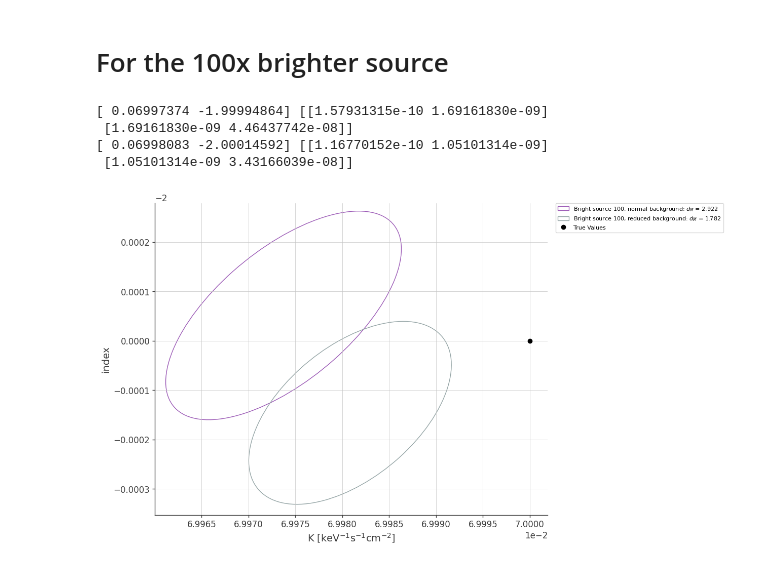
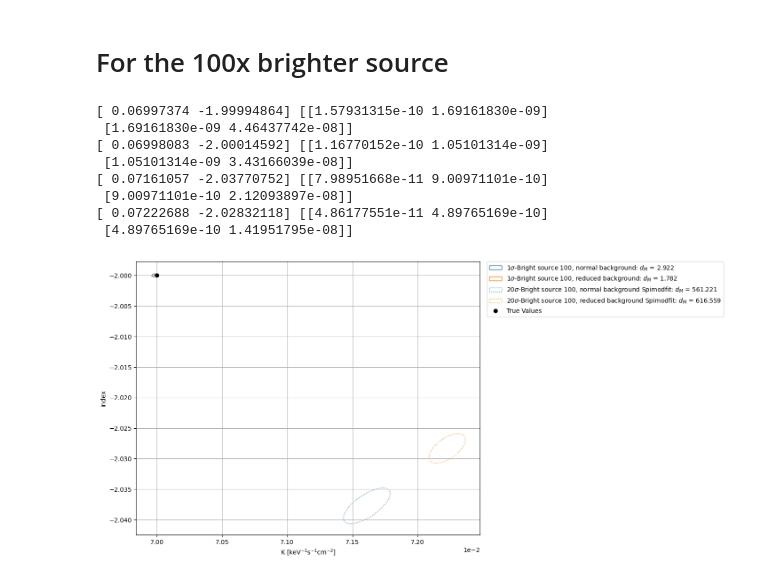
Before and after one commit to timmguthle/INTEGRAL-SPI, a Jupyter notebook: main_files/sim_source_real_bkg/plots_comparison.ipynb, the cells around one changed output. Drawn from its saved outputs; the diff is of its cells as text; code cells hidden in the pictures.

```diff
--- a/main_files/sim_source_real_bkg/plots_comparison.ipynb
+++ b/main_files/sim_source_real_bkg/plots_comparison.ipynb
@@ -87,11 +105,12 @@ import math
 %matplotlib inline
 
 fig, ax = plt.subplots(figsize=(10, 8))
-for folder, name, edgecolor, linestyle in zip(folders, names, edgecolors, linestyles):
+
+for folder, name, edgecolor, linestyle, std_dev in zip(folders, names, edgecolors, linestyles, std_devs):
     with open(f"{folder}/source_parameters.pickle", "rb") as f:
         val, cov = pickle.load(f)
-    confidence_ellipse(val, cov, ax, 1, edgecolor=edgecolor, label=name, ls=linestyle)
-plt.plot(real_vals[0], real_vals[1], "ko", label="True Values")
+    confidence_ellipse(val, cov, ax, n_std=std_dev, edgecolor=edgecolor, label=name, ls=linestyle)
+ax.plot(real_vals[0], real_vals[1], "ko", label="True Values")
 ax.autoscale()
 ax.grid()
 lgd = plt.legend(bbox_to_anchor=(1.02, 1), loc=2, borderaxespad=0.)
@@ -112,31 +154,40 @@ piv = 100
 
 
 
-
+# here the 'optimised' values acctually perform worse... so they are omitted
 folders2 = [
     f'{path}/bright_100/0374/pre_ppc',
     f'{path}/bright_100_reduced_bkg_10/0374/pre_ppc',
+    f'{path}/bright_100/0374/spimodfit',
+    f'{path}/bright_100_reduced_bkg_10/0374/spimodfit',
+    #f'{path}/bright_100/0374/spimodfit_good_channels',
+    #f'{path}/bright_100_reduced_bkg_10/0374/spimodfit_good_channels',
+
 ]
 
 names2 = [
     "Bright source 100, normal background",
     "Bright source 100, reduced background",
+    "Bright source 100, normal background Spimodfit",
+    "Bright source 100, reduced background Spimodfit",
+    "Bright source 100, normal background Spimodfit good channels",
+    "Bright source 100, reduced background Spimodfit good channels",
 ]
 
 edgecolors = [
     "C0",
+    "C1",
+    "C0",
+    "C1",
     "C3",
-    "C1",
-    "C1",
+
     "C2",
-
-    "C1",
     "C2",
 ]
 linestyles = [
     "solid",
     "solid",
-    "solid",
+    #"solid",
     "dotted",
     "dotted",
     "dashed",
@@ -150,30 +201,45 @@ for i in range(len(folders2)):
         print(val, cov)
     d_M_2.append(mahalanobis_dist(val, cov, real_vals_para3))
 
-names2 = [f"{names2[i]}: $d_M$ = {d_M_2[i]:.3f}" for i in range(len(d_M_2))]
+std_devs2 = [
+    1,
+    1,
+    20,
+    20,
+    1,
+    1,
+]
+
+names2 = [f"{std_devs2[i]}$\\sigma$-{names2[i]}: $d_M$ = {d_M_2[i]:.3f}" for i in range(len(d_M_2))]
+
+#names2 = [f"{names2[i]}: $d_M$ = {d_M_2[i]:.3f}" for i in range(len(d_M_2))]
 # %% [output]
 [ 0.06997374 -1.99994864] [[1.57931315e-10 1.69161830e-09]
  [1.69161830e-09 4.46437742e-08]]
 [ 0.06998083 -2.00014592] [[1.16770152e-10 1.05101314e-09]
  [1.05101314e-09 3.43166039e-08]]
+[ 0.07161057 -2.03770752] [[7.98951668e-11 9.00971101e-10]
+ [9.00971101e-10 2.12093897e-08]]
+[ 0.07222688 -2.02832118] [[4.86177551e-11 4.89765169e-10]
+ [4.89765169e-10 1.41951795e-08]]
 # %%
 import math
 
 fig, ax = plt.subplots(figsize=(10, 8))
-for folder, name, edgecolor, linestyle in zip(folders2, names2, edgecolors, linestyles):
+for folder, name, edgecolor, linestyle, std_dev in zip(folders2, names2, edgecolors, linestyles, std_devs2):
     with open(f"{folder}/source_parameters.pickle", "rb") as f:
         val, cov = pickle.load(f)
-    confidence_ellipse(val, cov, ax, 1, edgecolor=edgecolor, label=name, ls=linestyle)
+    confidence_ellipse(val, cov, ax, n_std=std_dev, edgecolor=edgecolor, label=name, ls=linestyle)
 plt.plot(real_vals_para3[0], real_vals_para3[1], "ko", label="True Values")
 ax.autoscale()
 ax.grid()
 lgd = plt.legend(bbox_to_anchor=(1.02, 1), loc=2, borderaxespad=0.)
 #plt.legend()
 plt.xlabel("K [keV$^{-1}$s$^{-1}$cm$^{-2}$]")
 plt.ylabel("index")
 ax.ticklabel_format(style='sci', axis='x', scilimits=(0,0))
 # %% [output]
-[figure, old version]
+[figure, new version]
 # %%
 fig.savefig(f"{path}/source_100_comparison_combined_plot.pdf", bbox_extra_artists=(lgd,), bbox_inches='tight')
 #fig.savefig(f"{path}/spimodfit_comparison_Timm2_Crab_like.pdf", bbox_inches='tight')
```
Also changed, not shown: parts of 4 cells of this notebook, 13 other files.
